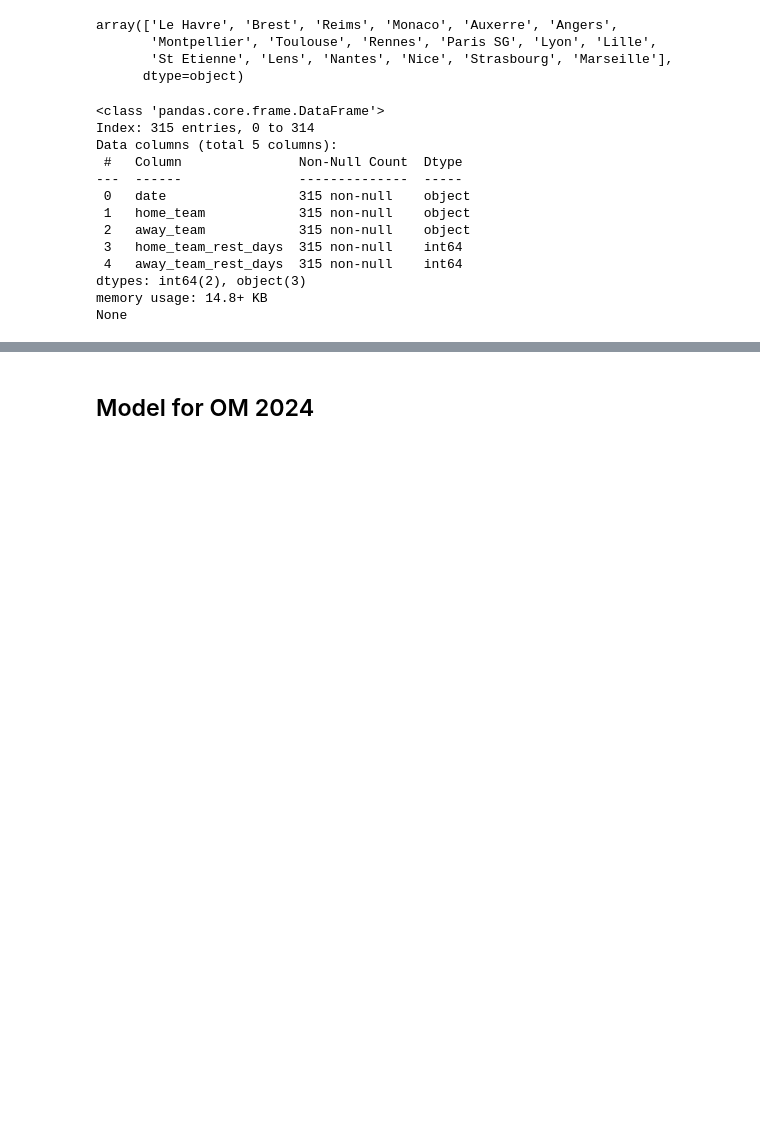
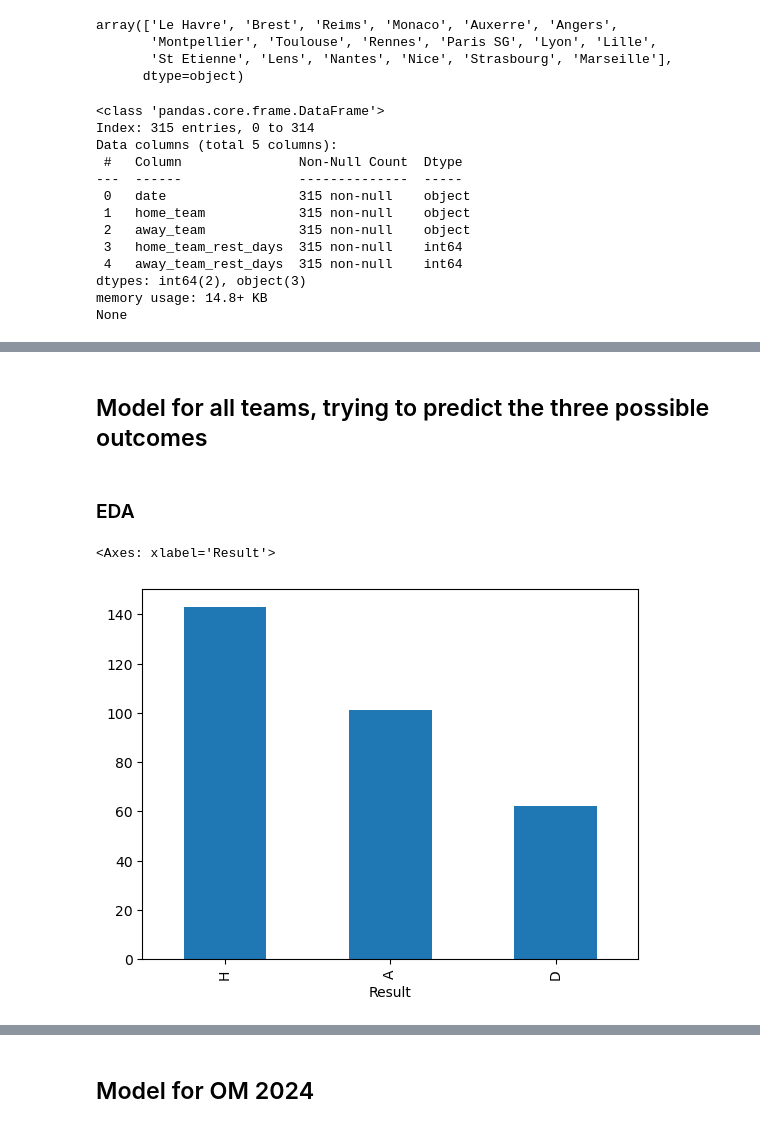
Before and after one commit to oliversmith13/Marseille_wins, a Jupyter notebook: main_notebook_Oli.ipynb, the cells around one changed output, grey strips where cells are left out. Cells and saved outputs as stored; diff of their text form; code cells hidden in the pictures; blank space fills up the shorter version.

```diff
--- a/main_notebook_Oli.ipynb
+++ b/main_notebook_Oli.ipynb
@@ -372,0 +373,9 @@ df_2024.sample(13)
+# %% [markdown]
+## Model for all teams, trying to predict the three possible outcomes
+# %% [markdown]
+### EDA
+# %%
+df_2024['Result'].value_counts().plot.bar()
+# %% [output]
+<Axes: xlabel='Result'>
+[figure, added]
```
Also changed, not shown: parts of 14 cells of this notebook.
